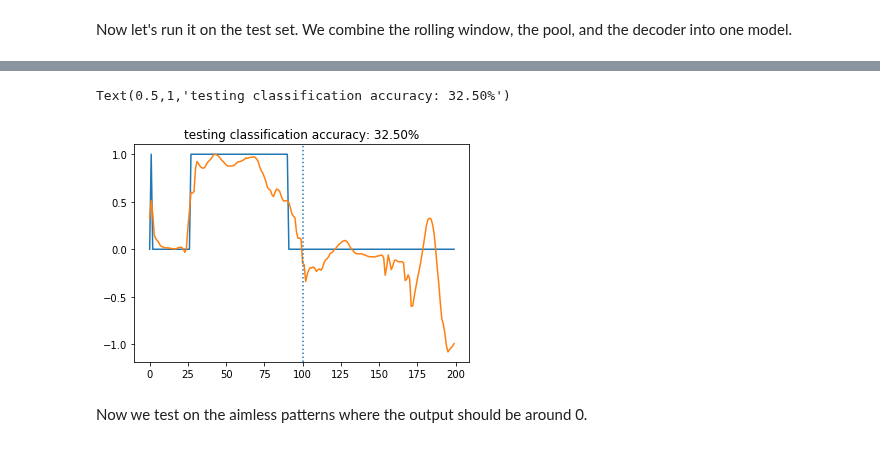
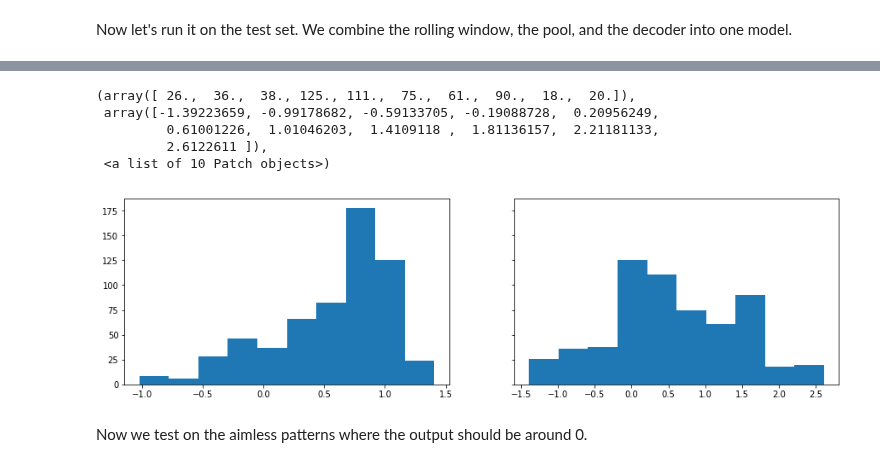
Before and after one commit to maddybartlett/NEN001, a Jupyter notebook: PatternInterpolation_Batch.ipynb, the cells around one changed output, grey strips where cells are left out. Saved outputs shown, nothing was run; the diff lists cells and outputs as text; code cells hidden in the pictures.

Commit message:
No memory error. train 500seconds. theta = 15. performance improving.

```diff
--- a/PatternInterpolation_Batch.ipynb
+++ b/PatternInterpolation_Batch.ipynb
@@ -130,6 +135,7 @@ For speed reasons, we can control how much of the training and testing data to u
 # %%
+len_train = int(len(noplay_train_pca))/30
 T_train = len_train #param.len_train   # number of seconds to train on for each class
-T_test = 10 #len of noplay test 67    # number of seconds to test on for each class
+T_test = 60 #len of noplay test 67    # number of seconds to test on for each class
 # %% [markdown]
 Let's take a look at the training data
 # %%
@@ -153,12 +159,12 @@ Feed the training data into the network and record what information would be fed
 num_epochs = 1 #20x30 seconds = 600 seconds training
 batch_size = int(T_train*30)
 batch = 0
+theta = 15
 
 for epoch in range(num_epochs):
     training = np.vstack([goal_train_pca[batch:int(batch+batch_size)], noplay_train_pca[batch:int(batch+batch_size)]])
     batch += batch_size
 
-    theta = 0.5
     net = nengo.Network(seed=seed)#param.seed)
     with net:
         rw = []
@@ -305,23 +322,31 @@ HtmlProgressBar cannot be displayed. Please use the TerminalProgressBar. It can
 HtmlProgressBar cannot be displayed. Please use the TerminalProgressBar. It can be enabled with `nengo.rc.set('progress', 'progress_bar', 'nengo.utils.progress.TerminalProgressBar')`.
 [interactive output not drawn]
 # %%
-N = int(T_test*1000)
+N = int(T_test*10)
 
 v = test_sim.data[p_test_result_sample]
 classify1 = np.isclose(v[:N], 1, atol=0.5)
 classify2 = np.isclose(v[N:], -1, atol=0.5)
 classify = np.append(classify1, classify2)
 score_test = np.mean(classify)
 
 classify_score[1]=score_test
 
-plt.plot(classify)
-plt.plot(v)
-plt.axvline(int(len(classify)/2), ls=':')
-plt.title('testing classification accuracy: %1.2f%%' % (score_test*100))
+#plt.plot(classify)
+#plt.plot(v)
+#plt.axvline(int(len(classify)/2), ls=':')
+#plt.title('testing classification accuracy: %1.2f%%' % (score_test*100))
+
+f, (ax1, ax2) = plt.subplots(1, 2, sharey=True, figsize=(15, 4))
+ax1.hist(v[:N], label='goal testing')
+ax2.hist(v[N:], label='noplay testing')
 # %% [output]
-Text(0.5,1,'testing classification accuracy: 32.50%')
+(array([ 26.,  36.,  38., 125., 111.,  75.,  61.,  90.,  18.,  20.]),
+ array([-1.39223659, -0.99178682, -0.59133705, -0.19088728,  0.20956249,
+         0.61001226,  1.01046203,  1.4109118 ,  1.81136157,  2.21181133,
+         2.6122611 ]),
+ <a list of 10 Patch objects>)
-[figure, old version]
+[figure, new version]
 # %% [markdown]
 Now we test on the aimless patterns where the output should be around 0.
 # %%
```
Also changed, not shown: parts of 16 cells of this notebook.
